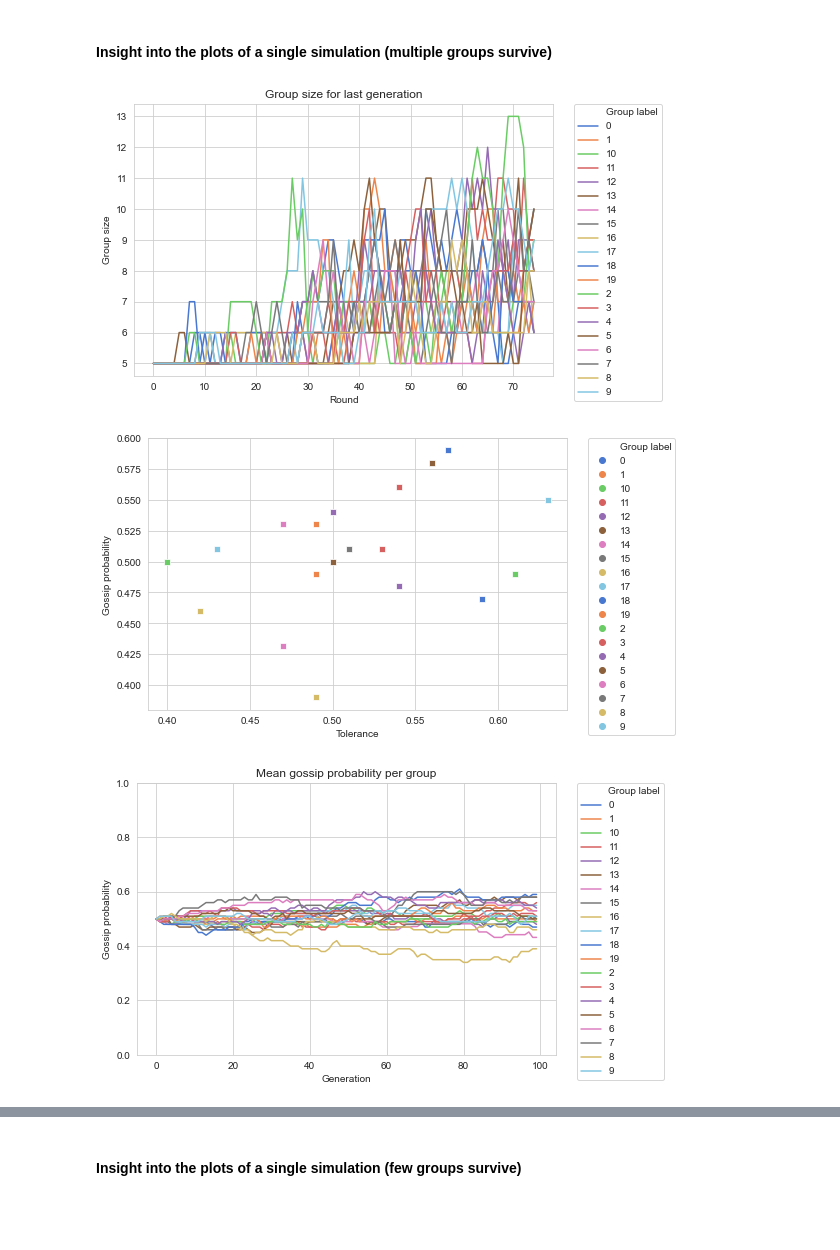
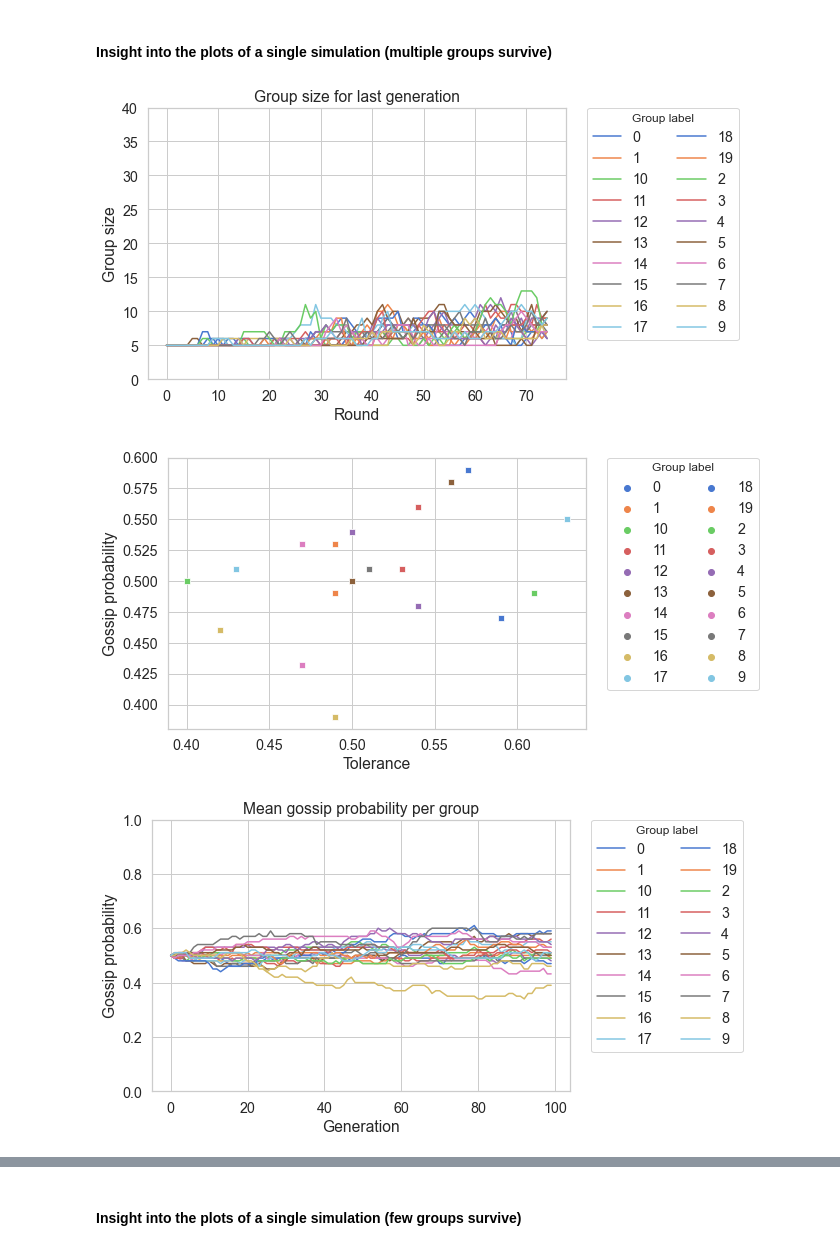
Before and after one commit to tomkouwenhoven/Master-Thesis, a Jupyter notebook: Sim_V2/plot_results_no_selection_75.ipynb, the cells around one changed output, grey strips where cells are left out. Saved outputs shown, nothing was run; the diff lists cells and outputs as text; code cells hidden in the pictures; blank space fills up the shorter version.

```diff
--- a/Sim_V2/plot_results_no_selection_75.ipynb
+++ b/Sim_V2/plot_results_no_selection_75.ipynb
@@ -178,6 +178,7 @@ Simulation Round Group label  Group size
 # %% [markdown]
 ## Plotting
 # %%
+sns.set(font_scale=1.3)
 sns.set_style("whitegrid")
 # sns.set_context("paper")
 # %%
@@ -273,37 +276,46 @@ The above two plots show that a combination of high gossip probability and toler
 # %%
 fig, ax = plt.subplots(figsize=(7.5, 5))
 sns.lineplot(data=last_gen_df.loc[last_gen_df['Simulation'] == SIMULATION], x='Round', y='Group size', hue='Group label', palette='muted')
 plt.title('Group size for last generation')
-plt.legend(bbox_to_anchor=(1.05, 1), loc=2, borderaxespad=0.)
+
+handles, labels = ax.get_legend_handles_labels()
+legend = plt.legend(handles=handles[1:], labels=labels[1:], bbox_to_anchor=(1.05, 1), loc=2, borderaxespad=0., ncol=2, title="Group label")
+plt.ylim(0,40)
 plt.savefig(os.path.join(new_plot_path, "last_gen_groupsize_multiple.png"),
             dpi=300,
             format='png',
             bbox_inches='tight')
 # %% [output]
-[figure, old version]
+[figure, new version]
 # %%
 fig, ax = plt.subplots(figsize=(7.5, 5))
 sns.scatterplot(data=all_sims_groups_dfs.loc[(all_sims_groups_dfs['Generation'] == 99) & (all_sims_groups_dfs['Simulation'] == SIMULATION)], x='Tolerance', y='Gossip probability', hue="Group label", palette='muted', marker=',')
-plt.legend(bbox_to_anchor=(1.05, 1), loc=2, borderaxespad=0.)
+
+handles, labels = ax.get_legend_handles_labels()
+legend = plt.legend(handles=handles[1:], labels=labels[1:], bbox_to_anchor=(1.05, 1), loc=2, borderaxespad=0., ncol=2, title="Group label")
+
 plt.savefig(os.path.join(new_plot_path, "last_gen_tolvsgos_multiple.png"),
             dpi=300,
             format='png',
             bbox_inches='tight')
 # %% [output]
-[figure, old version]
+[figure, new version]
 # %%
 fig, ax = plt.subplots(figsize=(7.5, 5))
 temp_sim_df = all_sims_groups_dfs.loc[all_sims_groups_dfs['Simulation'] == SIMULATION]
 sns.lineplot(data=temp_sim_df, x='Generation', y='Gossip probability', hue='Group label', palette='muted')
 plt.ylim(0,1)
 plt.title('Mean gossip probability per group')
-plt.legend(bbox_to_anchor=(1.05, 1), loc=2, borderaxespad=0.)
+
+handles, labels = ax.get_legend_handles_labels()
+legend = plt.legend(handles=handles[1:], labels=labels[1:], bbox_to_anchor=(1.05, 1), loc=2, borderaxespad=0., ncol=2, title="Group label")
+
 plt.savefig(os.path.join(new_plot_path, "last_gen_gossip_probability_multiple.png"),
             dpi=300,
             format='png',
             bbox_inches='tight')
 # %% [output]
-[figure, old version]
+[figure, new version]
 # %%
 fig, ax = plt.subplots(figsize=(7.5, 5))
 temp_sim_df = all_sims_groups_dfs.loc[all_sims_groups_dfs['Simulation'] == SIMULATION]
```
Also changed, not shown: parts of 11 cells of this notebook, 31 other files.
